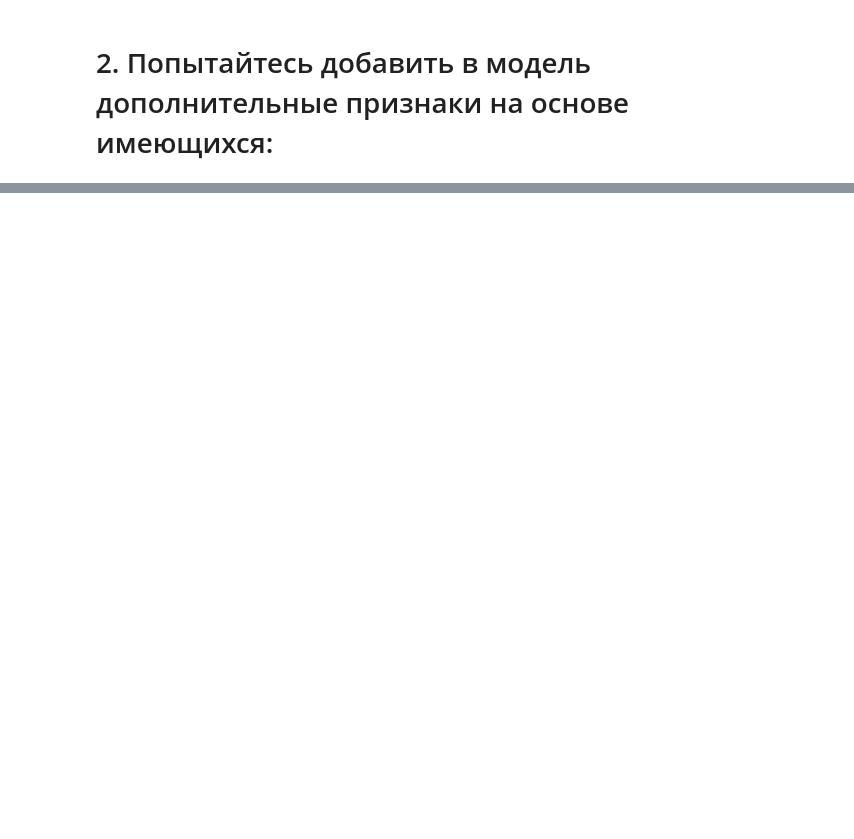
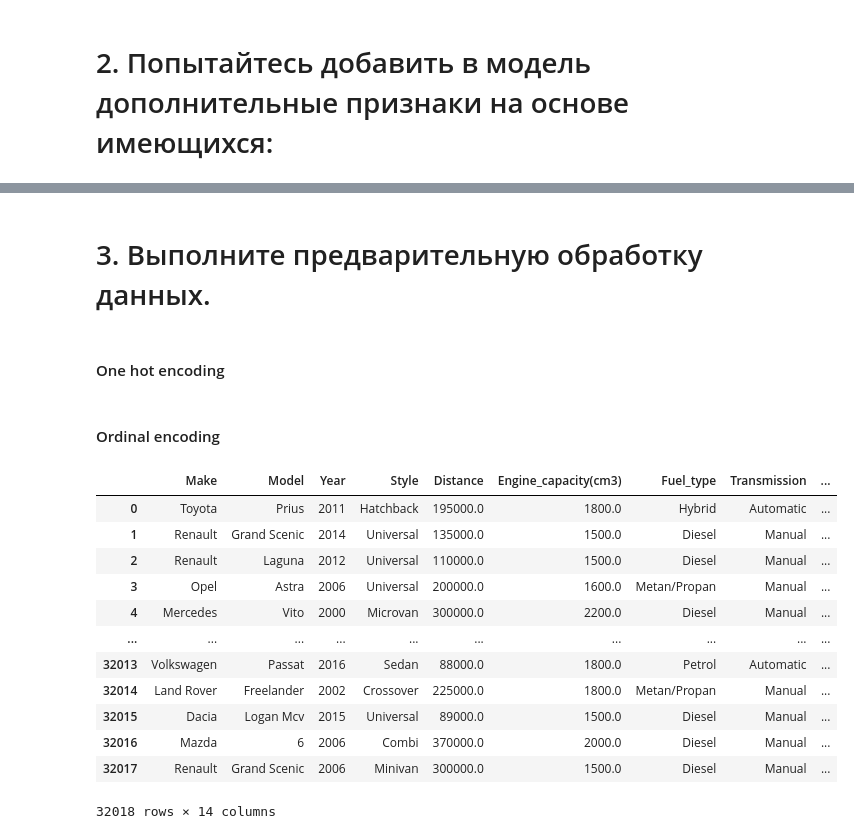
Before and after one commit to pyretttt/master_mle, a Jupyter notebook: practice1.ipynb, the cells around one changed output, grey strips where cells are left out. Saved outputs shown, nothing was run; the diff lists cells and outputs as text; code cells hidden in the pictures; blank space fills up the shorter version.

Commit message:
encodings

```diff
--- a/practice1.ipynb
+++ b/practice1.ipynb
@@ -137,0 +152,18 @@ ax.legend()
+# %%
+# Разобьем все авто на редкие и частые
+rare_models_mask = df['Model'].value_counts()
+frequence = df['Model'].transform(lambda x: 'rare' if rare_models_mask[x] < 20 else 'frequent')
+
+display(df['Price(euro)'].describe()) # Условимся, что меньше 5 тысяч дешевые авто, от 5 до 50 средние, >50 дорогие
+
+def price_transformer(x):
+    if x in range(100, 5001):
+        return 'cheap'
+    if x in range(5001, 50001):
+        return 'mid'
+    else:
+        return 'expensive'
+
+# Разобьем авто на три категории: дешевые, средние, дорогие
+price_cat = df['Price(euro)'].transform(price_transformer)
+df['Price_frequence'] = frequence + ' ' + price_cat
@@ -137,0 +180,11 @@ ax.legend()
+# %%
+# Проанализируем отлокнение каждого авто от средней цена на автомобиль такой же модели
+mask = df['Price_frequence'].str.contains('frequent')
+average_price = df[mask].groupby(by='Model')['Price(euro)'].mean()
+
+mean_price_deviation = df[mask]['Model'].transform(lambda x: average_price[x])
+df['mean_price_deviation'] = ((df[mask]['Price(euro)'] - mean_price_deviation) / mean_price_deviation).round(3)
+df.sample(10)
+
+# В принципе отражает поле Price_frequence. Где отклонение небольшое около 20%, машина средней ценовой категории
+# Но эти данные не эквивалентные, тк категориальный признак был построен по медианному принципу
@@ -137,0 +203,4 @@ ax.legend()
+# %% [markdown]
+# 3.  Выполните предварительную обработку данных.
+# %% [markdown]
+#### One hot encoding
@@ -137,0 +223,28 @@ ax.legend()
+# %% [markdown]
+#### Ordinal encoding
+# %%
+from sklearn.preprocessing import OrdinalEncoder
+ordinal_encoded_df = df.copy()
+
+encoder = OrdinalEncoder()
+transformer = encoder.fit(ordinal_encoded_df[['Distance_description', 'Price_frequence']]);
+ordinal_encoded = transformer.transform(ordinal_encoded_df[['Distance_description', 'Price_frequence']])
+ordinal_encoded_df[['Distance_description', 'Price_frequence']] = ordinal_encoded.astype(np.int_)
+# трансформировали столбцы у которых множество возможных вариантом маленькое
+
+display(ordinal_encoded_df)
+ordinal_encoded_df.to_csv('datasets/ordinal_encoded_df.csv', index=False)
+# %% [output]
+|  | Make | Model | Year | Style | Distance | Engine_capacity(cm3) | Fuel_type | Transmission | ... |
+| 0 | Toyota | Prius | 2011 | Hatchback | 195000.0 | 1800.0 | Hybrid | Automatic | ... |
+| 1 | Renault | Grand Scenic | 2014 | Universal | 135000.0 | 1500.0 | Diesel | Manual | ... |
+| 2 | Renault | Laguna | 2012 | Universal | 110000.0 | 1500.0 | Diesel | Manual | ... |
+| 3 | Opel | Astra | 2006 | Universal | 200000.0 | 1600.0 | Metan/Propan | Manual | ... |
+| 4 | Mercedes | Vito | 2000 | Microvan | 300000.0 | 2200.0 | Diesel | Manual | ... |
+| ... | ... | ... | ... | ... | ... | ... | ... | ... | ... |
+| 32013 | Volkswagen | Passat | 2016 | Sedan | 88000.0 | 1800.0 | Petrol | Automatic | ... |
+| 32014 | Land Rover | Freelander | 2002 | Crossover | 225000.0 | 1800.0 | Metan/Propan | Manual | ... |
+| 32015 | Dacia | Logan Mcv | 2015 | Universal | 89000.0 | 1500.0 | Diesel | Manual | ... |
+| 32016 | Mazda | 6 | 2006 | Combi | 370000.0 | 2000.0 | Diesel | Manual | ... |
+| 32017 | Renault | Grand Scenic | 2006 | Minivan | 300000.0 | 1500.0 | Diesel | Manual | ... |
+32018 rows × 14 columns
```
Also changed, not shown: parts of 9 cells of this notebook, 3 other files.
